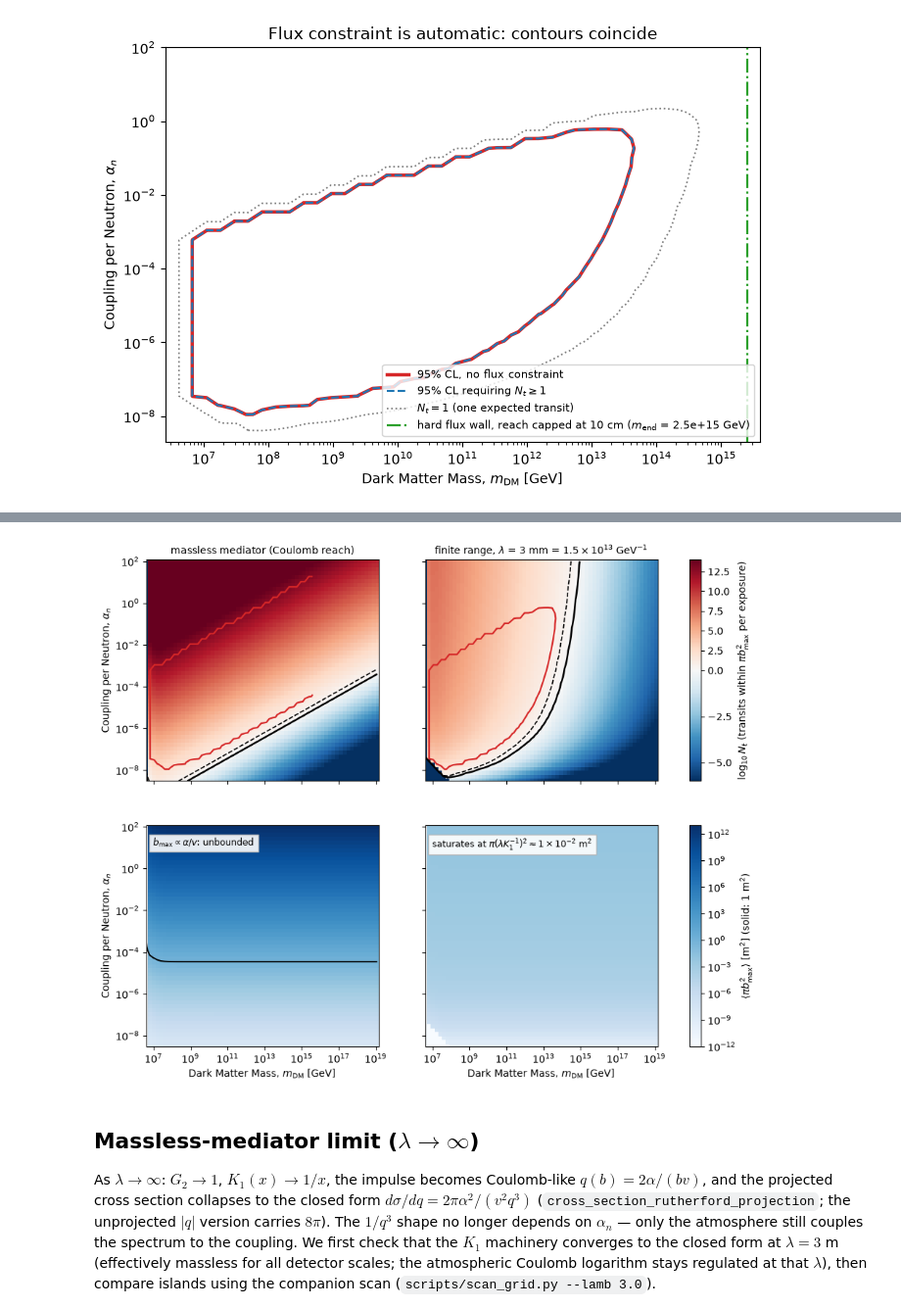
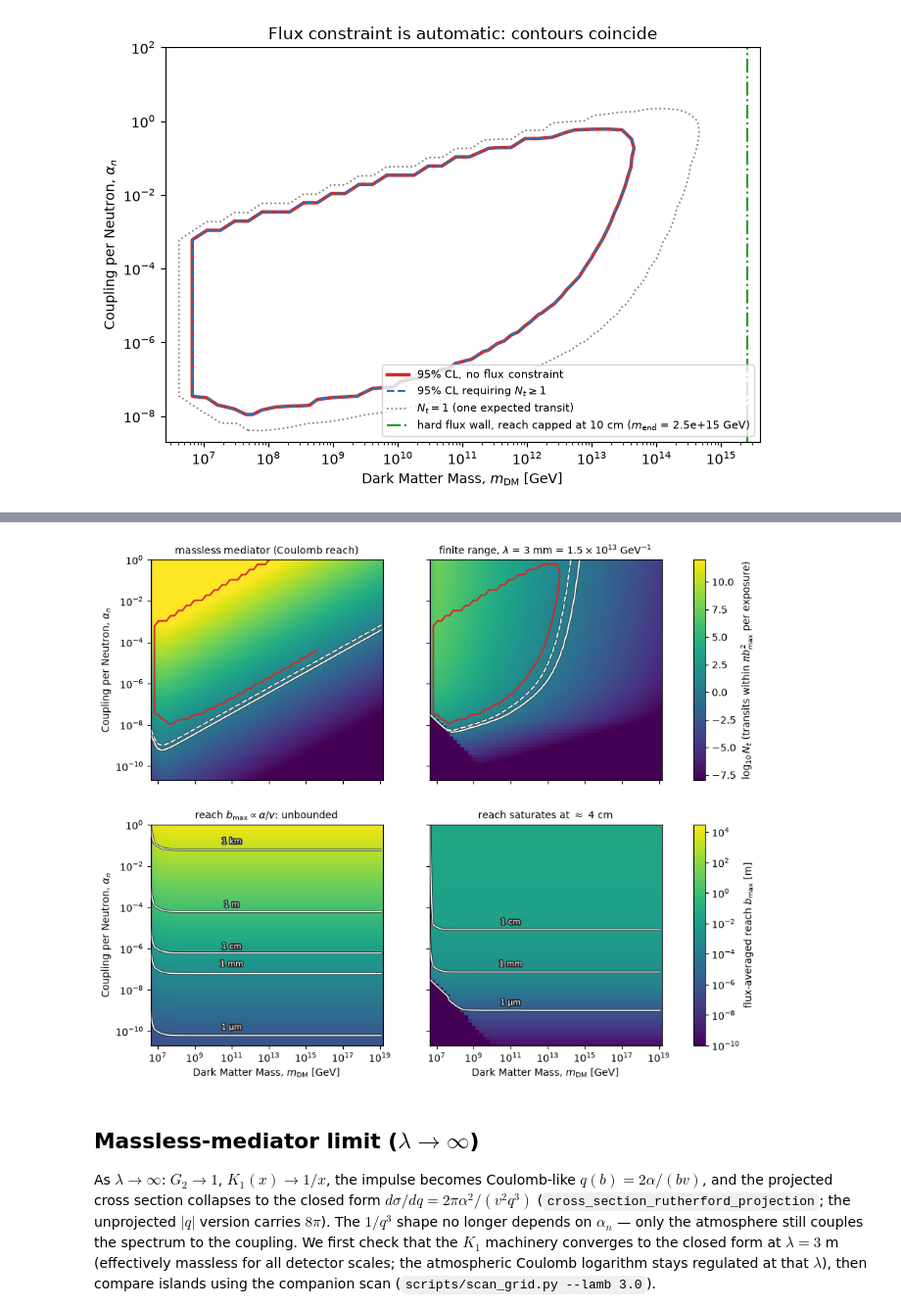
Before and after one commit to PolonaiseExperiment/luhdm, a Jupyter notebook: notebooks/limit_contour.ipynb, the cells around one changed output, grey strips where cells are left out. Shown at 98% size. Cells and saved outputs as stored; diff of their text form; code cells hidden in the pictures.

Commit message:
Restyle flux map: alpha <= 1, b_max row in viridis with length-scale contours

```diff
--- a/notebooks/limit_contour.ipynb
+++ b/notebooks/limit_contour.ipynb
@@ -375,7 +374,7 @@ def transit_count_halo(m, alpha_n, lamb=None):
 
 M_PL = 1.22e19
 ms_map = np.geomspace(4e6, M_PL, 64)
-al_map = np.geomspace(3e-9, 1e2, 56)
+al_map = np.geomspace(2e-11, 1.0, 64)
 
 def grids(lamb):
     out = np.array([[transit_count_halo(m, a, lamb) for m in ms_map]
@@ -384,59 +383,79 @@ def grids(lamb):
 
 NT_ML_MAP, AEFF_ML_MAP = grids(None)
 NT_FR_MAP, AEFF_FR_MAP = grids(LAMB)
+B_ML_MAP = np.sqrt(AEFF_ML_MAP / np.pi)  # flux-averaged reach [m]
+B_FR_MAP = np.sqrt(AEFF_FR_MAP / np.pi)
 
-from matplotlib.colors import LogNorm, TwoSlopeNorm
+import matplotlib.patheffects as pe
+from matplotlib.colors import LogNorm, Normalize
+
+def outline(artists):  # keep white lines/labels legible on any viridis shade
+    for a in artists:
+        a.set_path_effects([pe.Stroke(linewidth=2.4, foreground="0.15"),
+                            pe.Normal()])
 
 fig, axes = plt.subplots(2, 2, figsize=(11.5, 8.8), sharex=True, sharey=True)
-norm_nt = TwoSlopeNorm(vmin=-6, vcenter=0.0, vmax=14)
-norm_area = LogNorm(vmin=1e-12, vmax=1e13)
+norm_nt = Normalize(vmin=-8, vmax=12)
+norm_b = LogNorm(vmin=1e-10, vmax=3e4)
+B_LEVELS = [1e-6, 1e-3, 1e-2, 1.0, 1e3]
+B_NAMES = {1e-6: "1 µm", 1e-3: "1 mm", 1e-2: "1 cm", 1.0: "1 m", 1e3: "1 km"}
 titles = ["massless mediator (Coulomb reach)", "finite range, " + lamb_label(LAMB)]
 
-for j, (NT_MAP, AEFF_MAP) in enumerate([(NT_ML_MAP, AEFF_ML_MAP),
-                                        (NT_FR_MAP, AEFF_FR_MAP)]):
+for j, (NT_MAP, B_MAP) in enumerate([(NT_ML_MAP, B_ML_MAP),
+                                     (NT_FR_MAP, B_FR_MAP)]):
     ax = axes[0, j]
-    z = np.log10(np.clip(NT_MAP, 1e-6, 1e14))
-    mesh_nt = ax.pcolormesh(ms_map, al_map, z, cmap="RdBu_r", norm=norm_nt,
+    z = np.log10(np.clip(NT_MAP, 1e-8, 1e12))
+    mesh_nt = ax.pcolormesh(ms_map, al_map, z, cmap="viridis", norm=norm_nt,
                             shading="auto")
-    ax.contour(ms_map, al_map, NT_MAP, levels=[1.0], colors="k", linewidths=1.8)
-    ax.contour(ms_map, al_map, NT_MAP, levels=[3.0], colors="k",
-               linewidths=1.2, linestyles="--")
+    for lev, ls in [(1.0, "-"), (3.0, "--")]:
+        cs = ax.contour(ms_map, al_map, NT_MAP, levels=[lev], colors="w",
+                        linewidths=1.4, linestyles=ls)
+        outline(getattr(cs, "collections", [cs]))
     ax.set_title(titles[j], fontsize=10)
 
     ax = axes[1, j]
-    mesh_area = ax.pcolormesh(ms_map, al_map, np.clip(AEFF_MAP, 1e-12, None),
-                              cmap="Blues", norm=norm_area, shading="auto")
-    ax.contour(ms_map, al_map, AEFF_MAP, levels=[1.0], colors="k",
-               linewidths=1.4)  # one square meter of reach
-    note = (r"$b_{\rm max} \propto \alpha/v$: unbounded"
-            if j == 0 else
-            r"saturates at $\pi(\lambda K_1^{-1})^2 \approx "
-            + f"{AEFF_MAP.max():.0e}".replace("e-0", r"\times 10^{-") + r"}$ m$^2$")
-    ax.text(0.03, 0.94, note, transform=ax.transAxes, fontsize=9,
-            va="top", bbox=dict(fc="white", ec="0.7", alpha=0.9))
+    mesh_b = ax.pcolormesh(ms_map, al_map, np.clip(B_MAP, 1e-10, None),
+                           cmap="viridis", norm=norm_b, shading="auto")
+    cs = ax.contour(ms_map, al_map, B_MAP, levels=B_LEVELS, colors="w",
+                    linewidths=1.1)
+    outline(getattr(cs, "collections", [cs]))
+    # label each level just above its line, mid-plot (the lines are
+    # horizontal away from the kinematic floor)
+    col = np.argmin(np.abs(ms_map - 1e11))
+    for lev in cs.levels:
+        miss = np.abs(np.log10(B_MAP[:, col] / lev))
+        if miss.min() < 0.3:
+            y = al_map[miss.argmin()]
+            txt = ax.text(1e11, y * 1.5, B_NAMES[lev], fontsize=8, color="w",
+                          ha="center", va="bottom")
+            outline([txt])
+    note = (r"reach $b_{\rm max} \propto \alpha/v$: unbounded" if j == 0 else
+            r"reach saturates at $\approx$ "
+            + f"{B_MAP.max() * 100:.0f} cm")
+    ax.set_title(note, fontsize=10)
     ax.set_xscale("log")
     ax.set_yscale("log")
     ax.set_xlabel(r"Dark Matter Mass, $m_{\rm DM}$ [GeV]")
 
 # overlay the 95% exclusion contours from the scans where available
 axes[0, 1].contour(ms, alphas_n, extremeness, levels=[CONFIDENCE],
                    colors="#d62728", linewidths=1.6)
 ML0 = Path("scan_results_massless.npz")
 if ML0.exists():
     dml0 = np.load(ML0)
     axes[0, 0].contour(dml0["ms"], dml0["alphas_n"], dml0["extremeness"],
                        levels=[CONFIDENCE], colors="#d62728", linewidths=1.6)
 
 for ax in axes[:, 0]:
     ax.set_ylabel(r"Coupling per Neutron, $\alpha_n$")
+axes[0, 0].set_ylim(al_map[0], 1.0)
 fig.colorbar(mesh_nt, ax=axes[0, :], label=r"$\log_{10} N_t$ (transits within "
                                            r"$\pi b_{\rm max}^2$ per exposure)")
-fig.colorbar(mesh_area, ax=axes[1, :],
-             label=r"$\langle \pi b_{\rm max}^2 \rangle$ [m$^2$] "
-                   r"(solid: 1 m$^2$)")
+fig.colorbar(mesh_b, ax=axes[1, :],
+             label=r"flux-averaged reach $b_{\rm max}$ [m]")
 fig.savefig("flux_map.png", dpi=140, bbox_inches="tight")
 # %% [output]
-[figure, old version]
+[figure, new version]
 # %% [markdown]
 ## Massless-mediator limit ($\lambda \to \infty$)
 
```
Also changed, not shown: parts of 1 cell of this notebook, 2 other files.
